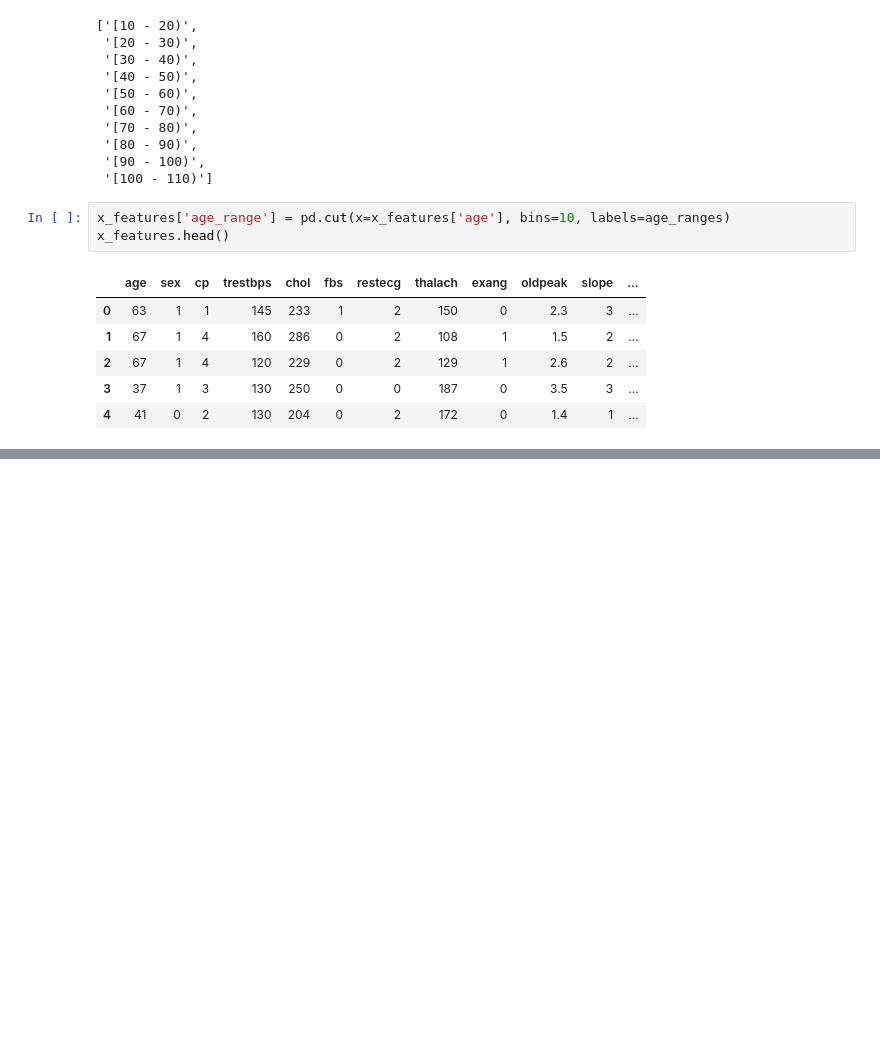
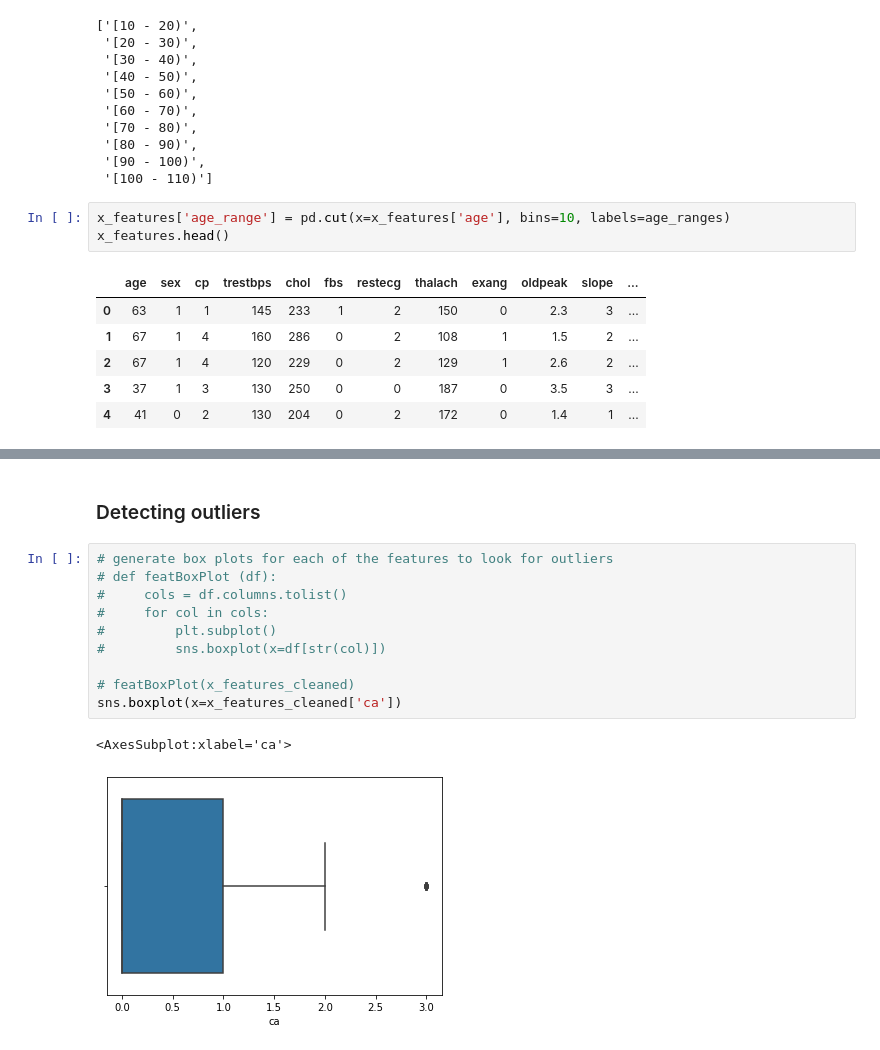
Before and after one commit to valin242/uci_heart_disease, a Jupyter notebook: heart_disease_pred.ipynb, the cells around one changed output, grey strips where cells are left out. Saved outputs shown, nothing was run; the diff lists cells and outputs as text; blank space fills up the shorter version.

```diff
--- a/heart_disease_pred.ipynb
+++ b/heart_disease_pred.ipynb
@@ -211,0 +315,15 @@ sns.heatmap(corr_val, annot=True)
+# %% [markdown]
+### Detecting outliers
+# %%
+# generate box plots for each of the features to look for outliers
+# def featBoxPlot (df):
+#     cols = df.columns.tolist()
+#     for col in cols:
+#         plt.subplot()
+#         sns.boxplot(x=df[str(col)])
+
+# featBoxPlot(x_features_cleaned)
+sns.boxplot(x=x_features_cleaned['ca'])
+# %% [output]
+<AxesSubplot:xlabel='ca'>
+[figure, added]
```
Also changed, not shown: parts of 16 cells of this notebook.
